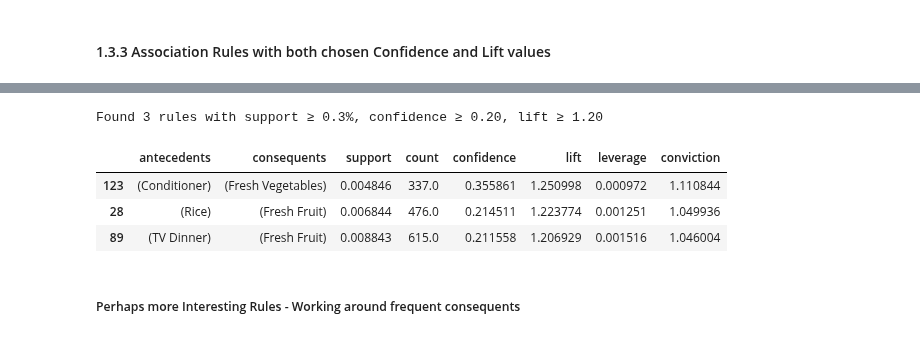
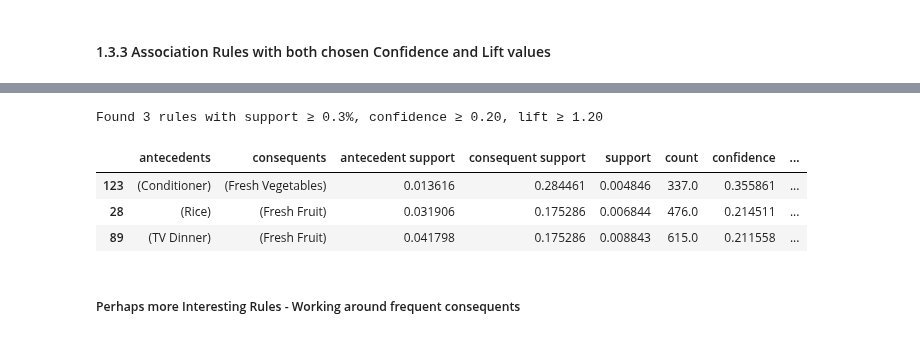
Before and after one commit to ijustsnapped/DataMine_PI, a Jupyter notebook: PD_202425_Project1/PD_202425_Project.ipynb, the cells around one changed output, grey strips where cells are left out. Saved outputs shown, nothing was run; the diff lists cells and outputs as text; code cells hidden in the pictures.

```diff
--- a/PD_202425_Project1/PD_202425_Project.ipynb
+++ b/PD_202425_Project1/PD_202425_Project.ipynb
@@ -1601,34 +1628,34 @@ fig.show()
 # %%
 # frequent itemsets
 min_sup   = 0.003
 freq_items = fpgrowth(binary_foodmart, min_support=min_sup, use_colnames=True)
 
 # confidence
 min_conf  = 0.20
 rules     = association_rules(freq_items, metric="confidence", min_threshold=min_conf)
 
 # filter for lift ≥ 1.20
 min_lift  = 1.2
 strong_rules = rules[rules['lift'] >= min_lift].copy()
 
 # absolute counts
 strong_rules['count'] = strong_rules['support'] * binary_foodmart.shape[0]
 
 strong_rules = strong_rules.sort_values(['lift','confidence'], ascending=False)
 print(f"Found {len(strong_rules)} rules with support ≥ {min_sup*100:.1f}%, "
       f"confidence ≥ {min_conf:.2f}, lift ≥ {min_lift:.2f}\n")
 strong_rules[[
-    'antecedents','consequents',
-    'support','count',
-    'confidence','lift',
-    'leverage','conviction'
+    'antecedents', 'consequents', 'antecedent support', 'consequent support',
+    'support', 'count',
+    'confidence', 'lift',
+    'leverage', 'conviction'
 ]].head(50)
 # %% [output]
 Found 3 rules with support ≥ 0.3%, confidence ≥ 0.20, lift ≥ 1.20
-|  | antecedents | consequents | support | count | confidence | lift | leverage | conviction |
-| 123 | (Conditioner) | (Fresh Vegetables) | 0.004846 | 337.0 | 0.355861 | 1.250998 | 0.000972 | 1.110844 |
-| 28 | (Rice) | (Fresh Fruit) | 0.006844 | 476.0 | 0.214511 | 1.223774 | 0.001251 | 1.049936 |
-| 89 | (TV Dinner) | (Fresh Fruit) | 0.008843 | 615.0 | 0.211558 | 1.206929 | 0.001516 | 1.046004 |
+|  | antecedents | consequents | antecedent support | consequent support | support | count | confidence | ... |
+| 123 | (Conditioner) | (Fresh Vegetables) | 0.013616 | 0.284461 | 0.004846 | 337.0 | 0.355861 | ... |
+| 28 | (Rice) | (Fresh Fruit) | 0.031906 | 0.175286 | 0.006844 | 476.0 | 0.214511 | ... |
+| 89 | (TV Dinner) | (Fresh Fruit) | 0.041798 | 0.175286 | 0.008843 | 615.0 | 0.211558 | ... |
 # %% [markdown]
 ##### Perhaps more Interesting Rules - Working around frequent consequents
 # %%
```
Also changed, not shown: parts of 19 cells of this notebook.
